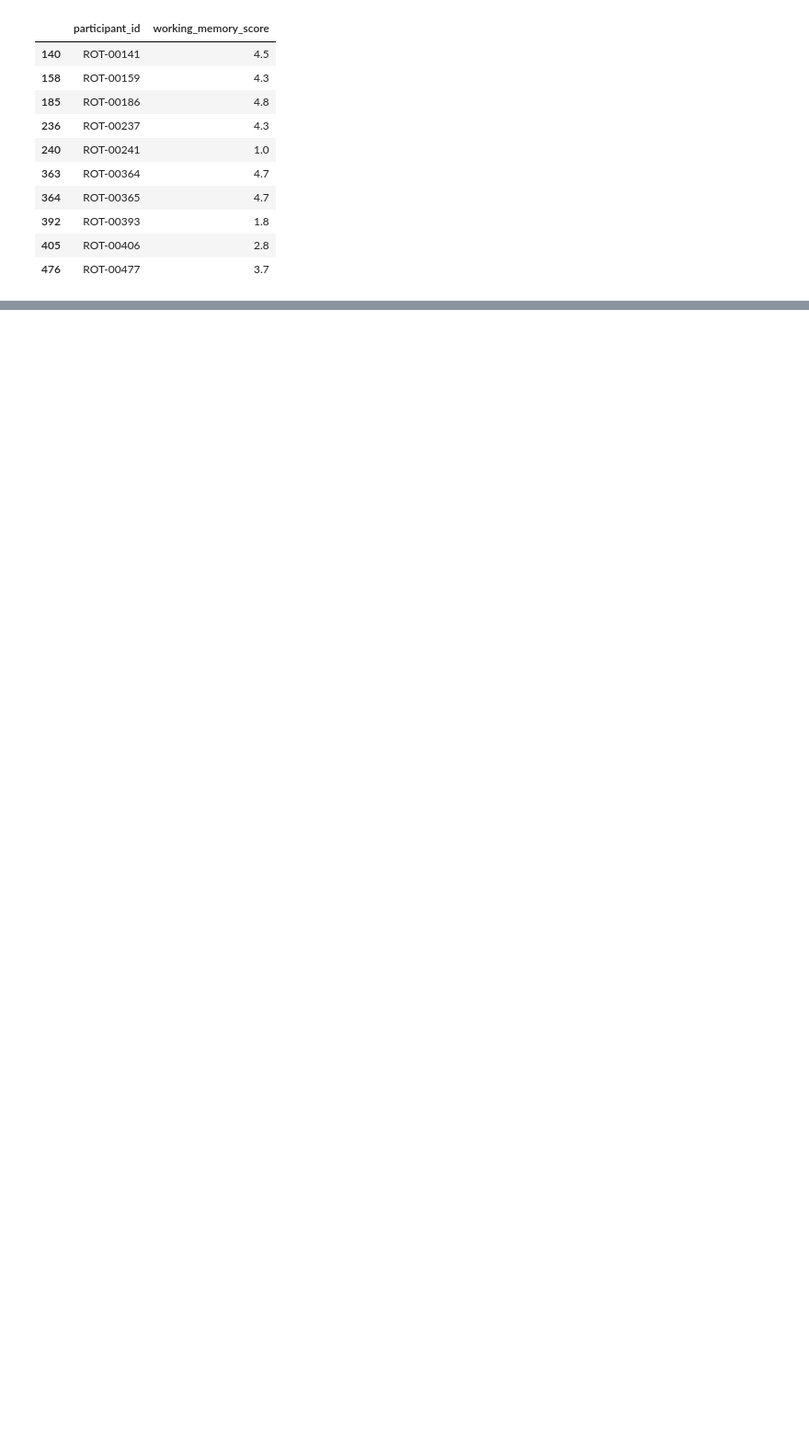
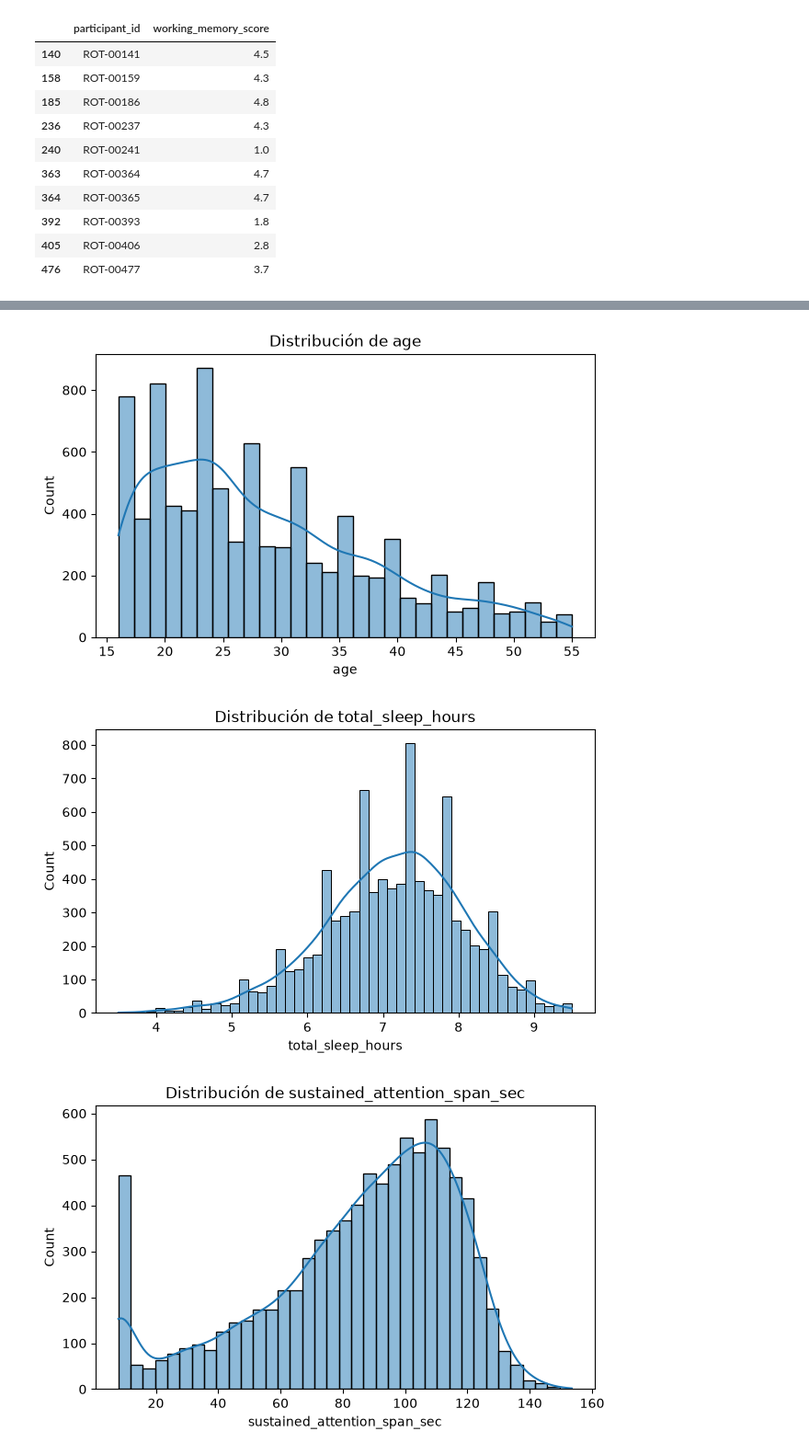
Before and after one commit to SRXKaiser/ADD_PROYECTO_FINAL, a Jupyter notebook: Final.ipynb, the cells around one changed output, grey strips where cells are left out. Shown at 92% size. Saved outputs shown, nothing was run; the diff lists cells and outputs as text; code cells hidden in the pictures; blank space fills up the shorter version.

```diff
--- a/Final.ipynb
+++ b/Final.ipynb
@@ -427,0 +467,12 @@ IQR_outliers[["participant_id", "working_memory_score"]].head(10)
+# %%
+for columna in num_cols:
+
+    if columna == "participant_id":
+        continue
+
+    outliers, inferior, superior = detectar_outliers(brainrot_df, columna)
+
+    print("\nVariable:", columna)
+    print("Cantidad de outliers:", len(outliers))
+    print("Límite inferior:", round(inferior, 2))
+    print("Límite superior:", round(superior, 2))
@@ -427,0 +520,21 @@ IQR_outliers[["participant_id", "working_memory_score"]].head(10)
+# %%
+variables = [
+    "age",
+    "total_sleep_hours",
+    "sustained_attention_span_sec",
+    "working_memory_score"
+]
+
+for columna in variables:
+
+    plt.figure(figsize=(7,4))
+
+    sns.histplot(data=brainrot_df, x=columna, kde=True)
+
+    plt.title(f"Distribución de {columna}")
+
+    plt.show()
+# %% [output]
+[figure, added]
+[figure, added]
+[figure, added]
```
Also changed, not shown: parts of 31 cells of this notebook, 4 other files.
